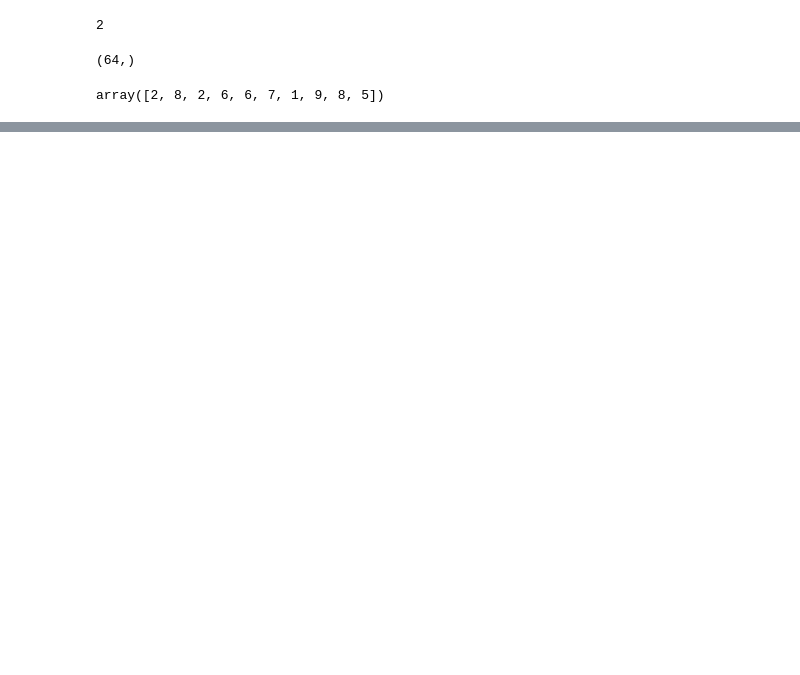
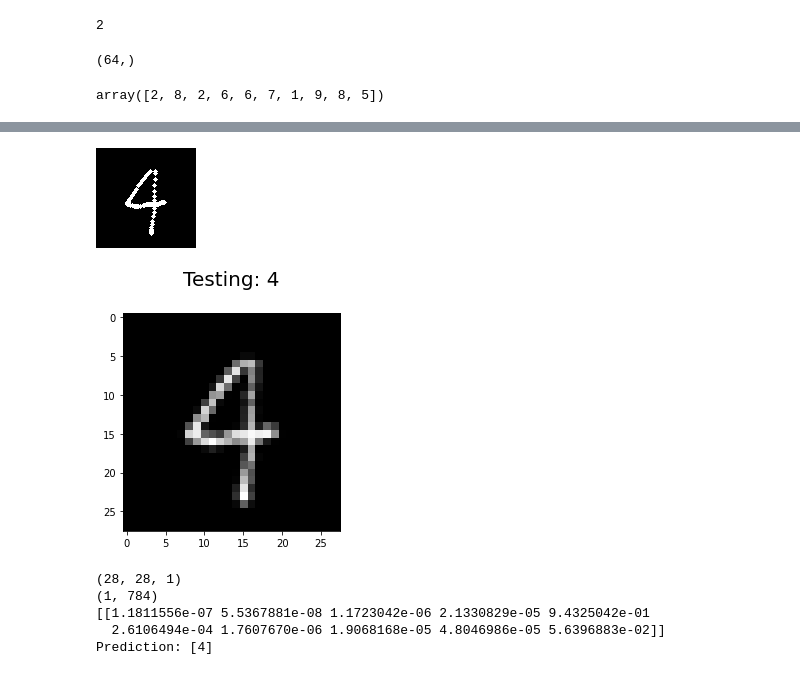
Before and after one commit to Dhiren12795/eai6080, a Jupyter notebook: craigp/Final_Project_Scratch.ipynb, the cells around one changed output, grey strips where cells are left out. Cells and saved outputs as stored; diff of their text form; code cells hidden in the pictures; blank space fills up the shorter version.

```diff
--- a/craigp/Final_Project_Scratch.ipynb
+++ b/craigp/Final_Project_Scratch.ipynb
@@ -329,0 +422,7 @@ Prediction: [8]
+# %%
+batch_size = 128
+epochs = 15
+
+model.compile(loss="categorical_crossentropy", optimizer="adam", metrics=["accuracy"])
+
+model.fit(x_train, y_train, batch_size=batch_size, epochs=epochs, validation_split=0.1)
@@ -329,0 +470,66 @@ Prediction: [8]
+# %%
+from PIL import ImageTk, Image, ImageDraw
+import PIL
+from tkinter import *
+import numpy as np
+import numpy as np
+import matplotlib.pyplot as plt
+
+width = 100  # canvas width
+height = 100 # canvas height
+center = height//2
+black = 0 # canvas back
+
+def save():
+    display(output_image)
+    # save image to hard drive
+    resized_image = output_image.resize((28, 28))
+
+    output_img = np.asarray(resized_image)
+    plt.imshow(resized_image, cmap=plt.cm.gray)
+    plt.title('Testing: %i\n' % label, fontsize = 20)
+    plt.show()
+    output_img = output_img.astype("float32") / 255
+    output_img = np.expand_dims(output_img, -1)
+#     print(output_img)
+    print(output_img.shape)
+
+    print(output_img.reshape(1,-1).shape)
+
+    y_prob = model.predict(output_img.reshape(1,28,28,1))
+    print(y_prob)
+
+    y_classes = y_prob.argmax(axis=-1)
+    print(f"Prediction: {y_classes}")
+
+def paint(event):
+    x1, y1 = (event.x - 1), (event.y - 1)
+    x2, y2 = (event.x + 1), (event.y + 1)
+    canvas.create_oval(x1, y1, x2, y2, fill="white",outline="white",width=5)
+    draw.line([x1, y1, x2, y2],fill="white",width=5)
+
+master = Tk()
+
+# create a tkinter canvas to draw on
+canvas = Canvas(master, width=width, height=height, bg='black')
+canvas.pack()
+
+# create an empty PIL image and draw object to draw on
+output_image = PIL.Image.new("L", (width, height), black)
+draw = ImageDraw.Draw(output_image)
+canvas.pack(expand=NO, fill=BOTH)
+canvas.bind("<B1-Motion>", paint)
+
+# add a button to save the image
+button=Button(text="save",command=save)
+button.pack()
+
+master.mainloop()
+# %% [output]
+[figure, added]
+[figure, added]
+(28, 28, 1)
+(1, 784)
+[[1.1811556e-07 5.5367881e-08 1.1723042e-06 2.1330829e-05 9.4325042e-01
+  2.6106494e-04 1.7607670e-06 1.9068168e-05 4.8046986e-05 5.6396883e-02]]
+Prediction: [4]
```
Also changed, not shown: parts of 15 cells of this notebook.
